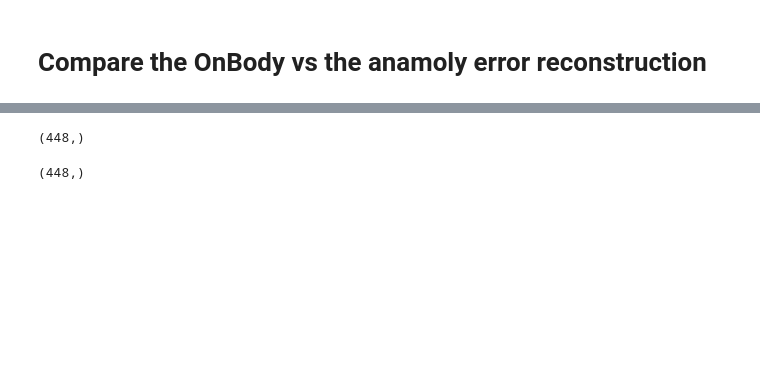
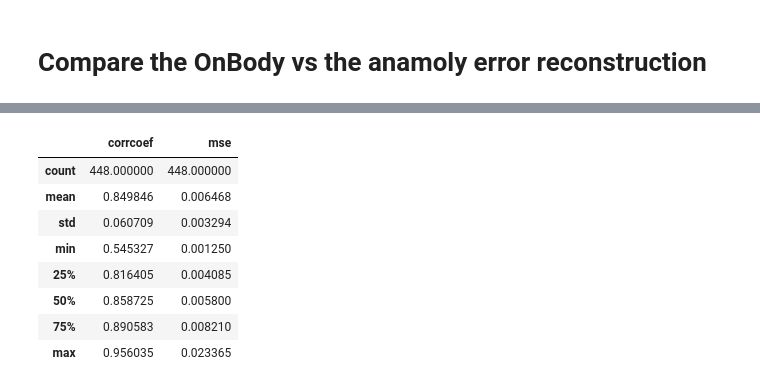
Before and after one commit to mkashani-phd/AnomolyDetection, a Jupyter notebook: VAE_LSTM.ipynb, the cells around one changed output, grey strips where cells are left out. Drawn from its saved outputs; the diff is of its cells as text; code cells hidden in the pictures; blank space fills up the shorter version.

```diff
--- a/VAE_LSTM.ipynb
+++ b/VAE_LSTM.ipynb
@@ -324,19 +376,28 @@ for i in range(2):
 # %%
-corrcoefAnomoly = np.array([np.corrcoef(ANAMOLY_ERROR_RECONSTRUCTED[i].cpu().detach().numpy().reshape(-1), ERROR_ANAMOLY[i].cpu().detach().numpy().reshape(-1))[0,1] for i in range(len(ERROR_ANAMOLY))])
-corrcoefonBody = np.array([np.corrcoef(ONBODY_ERROR_RECONSTRUCTED[i].cpu().detach().numpy().reshape(-1), ERROR_ONBODY[i].cpu().detach().numpy().reshape(-1))[0,1] for i in range(len(ERROR_ONBODY))])
+# corrcoefAnomoly = np.array([np.corrcoef(ANAMOLY_ERROR_RECONSTRUCTED[i].cpu().detach().numpy().reshape(-1), ERROR_ANAMOLY[i].cpu().detach().numpy().reshape(-1))[0,1] for i in range(len(ERROR_ANAMOLY))])
+# corrcoefonBody = np.array([np.corrcoef(ONBODY_ERROR_RECONSTRUCTED[i].cpu().detach().numpy().reshape(-1), ERROR_ONBODY[i].cpu().detach().numpy().reshape(-1))[0,1] for i in range(len(ERROR_ONBODY))])
+# corrcoefTestOnBody = np.array([np.corrcoef(TEST_ERROR_RECONSTRUCTED[i].cpu().detach().numpy().reshape(-1), ERROR_TEST[i].cpu().detach().numpy().reshape(-1))[0,1] for i in range(len(ERROR_TEST))])
 
-mseAnomoly = np.array([criterion(ANAMOLY_ERROR_RECONSTRUCTED[i], ERROR_ANAMOLY[i]).item() for i in range(len(ERROR_ANAMOLY))])
-mseonBody = np.array([criterion(ONBODY_ERROR_RECONSTRUCTED[i], ERROR_ONBODY[i]).item() for i in range(len(ERROR_ONBODY))])
+mseAnomoly = np.array([criterion(RECONSTRUCTED_ANAMOLY[i], anamoly_tensor[i]).item() for i in range(len(anamoly_tensor))])
+mseonBody = np.array([criterion(ONBODY_RECONSTRUCTED[i], X_tensor[i]).item() for i in range(len(X_tensor))])
+# mseonBodyTest = np.array([criterion(TEST_ERROR_RECONSTRUCTED[i], ERROR_TEST[i]).item() for i in range(len(ERROR_TEST))])
 # %%
 dict = {'corrcoef': corrcoefAnomoly, 'mse': mseAnomoly}
 anamolyDF = pd.DataFrame(dict)
 anamolyDF.describe()
 
-print(mseAnomoly.shape)
-mseAnomoly[mseAnomoly > 0.0011].shape
+# print(mseAnomoly.shape)
+# mseAnomoly[mseAnomoly > 0.0012].shape
 # %% [output]
-(448,)
-(448,)
+|  | corrcoef | mse |
+| count | 448.000000 | 448.000000 |
+| mean | 0.849846 | 0.006468 |
+| std | 0.060709 | 0.003294 |
+| min | 0.545327 | 0.001250 |
+| 25% | 0.816405 | 0.004085 |
+| 50% | 0.858725 | 0.005800 |
+| 75% | 0.890583 | 0.008210 |
+| max | 0.956035 | 0.023365 |
 # %%
 dict = {'corrcoef': corrcoefonBody, 'mse': mseonBody}
 onBodyDF = pd.DataFrame(dict)
```
Also changed, not shown: parts of 15 cells of this notebook, 2 other files.
